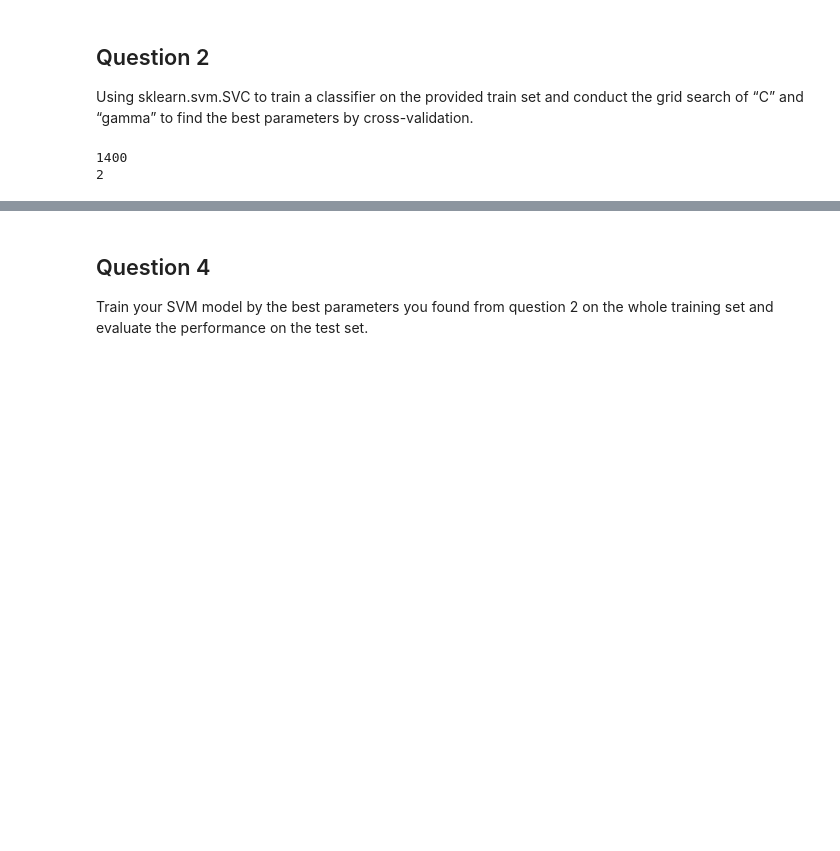
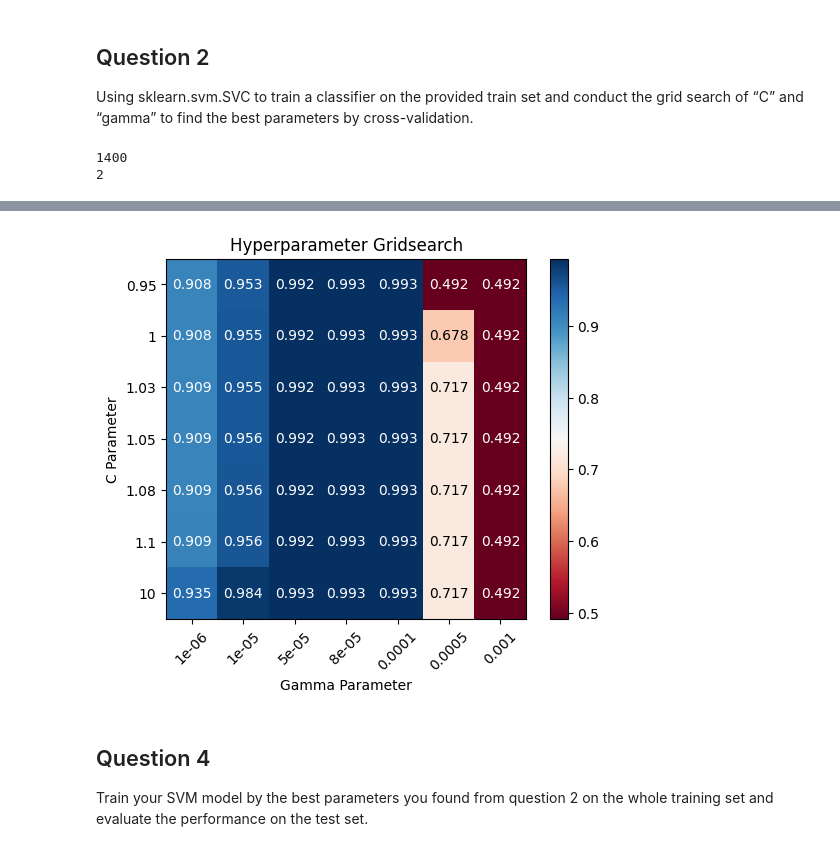
Before and after one commit to chuchunchi/Machine-Learning, a Jupyter notebook: HW4/HW4.ipynb, the cells around one changed output, grey strips where cells are left out. Saved outputs shown, nothing was run; the diff lists cells and outputs as text; code cells hidden in the pictures; blank space fills up the shorter version.

Commit message:
find best parameter and plot the result

```diff
--- a/HW4/HW4.ipynb
+++ b/HW4/HW4.ipynb
@@ -130,6 +146,34 @@ print(bestacc*(k-1)/k)
 ## Question 3
 Plot the grid search results of your SVM. The x, y represents the hyperparameters of “gamma” and “C”, respectively. And the color represents the average score of validation folds
 You reults should be look like this reference image below ![image](https://miro.medium.com/max/1296/1*wGWTup9r4cVytB5MOnsjdQ.png)
+# %%
+
+import matplotlib.pyplot as plt
+from matplotlib.colors import Normalize
+
+plt.figure(figsize=(8, 6))
+plt.subplots_adjust(left=0.4, right=0.99, bottom=0.4, top=1)
+plt.imshow(
+    scores,
+    interpolation="nearest",
+    cmap='RdBu',
+)
+plt.xlabel("Gamma Parameter")
+plt.ylabel("C Parameter")
+plt.colorbar()
+plt.xticks(np.arange(len(gamma)), gamma, rotation=45)
+plt.yticks(np.arange(len(C)), C)
+for i in range(len(C)):
+    for j in range(len(gamma)):
+        if scores[i][j] >= 0.6 and scores[i][j] <= 0.8:
+            c = 'black'
+        else:
+            c = 'white'
+        plt.text(j, i, f'{scores[i][j]:.3f}', ha='center', va='center', color=c)
+plt.title("Hyperparameter Gridsearch")
+plt.show()
+# %% [output]
+[figure, added]
 # %% [markdown]
 ## Question 4
 Train your SVM model by the best parameters you found from question 2 on the whole training set and evaluate the performance on the test set.
```
Also changed, not shown: parts of 2 cells of this notebook, 1 other file.
